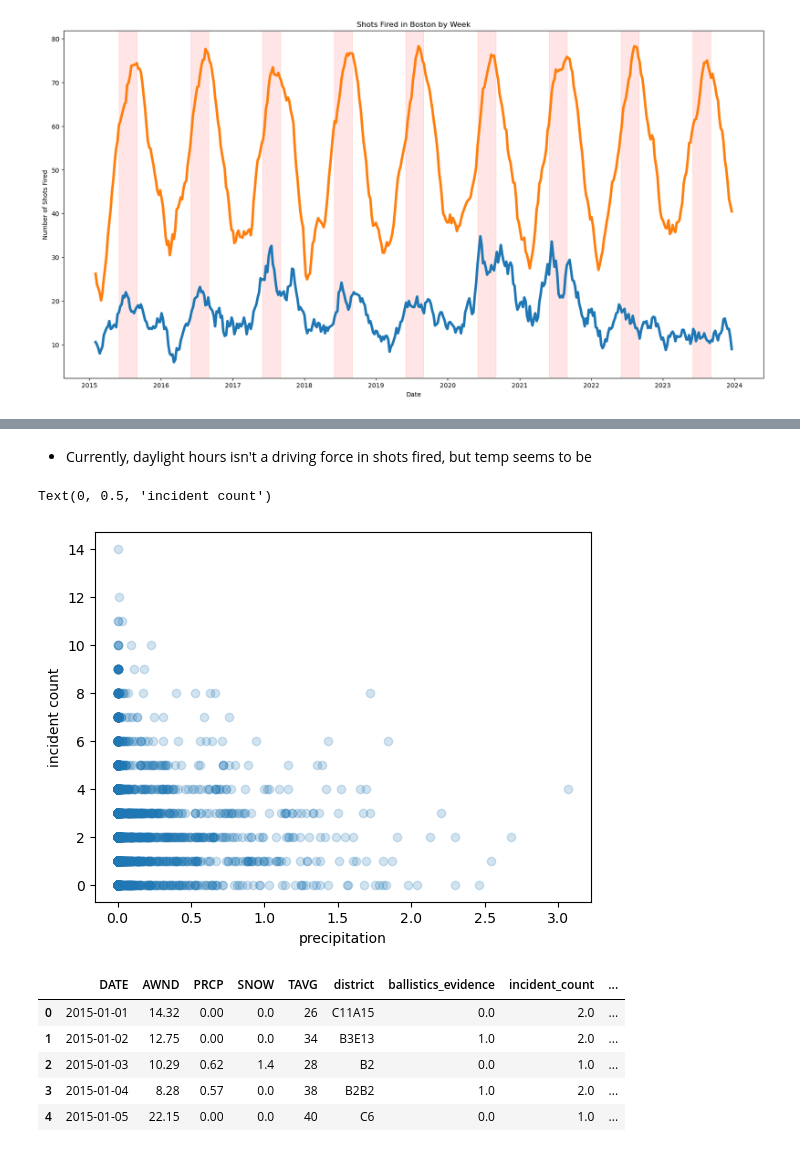
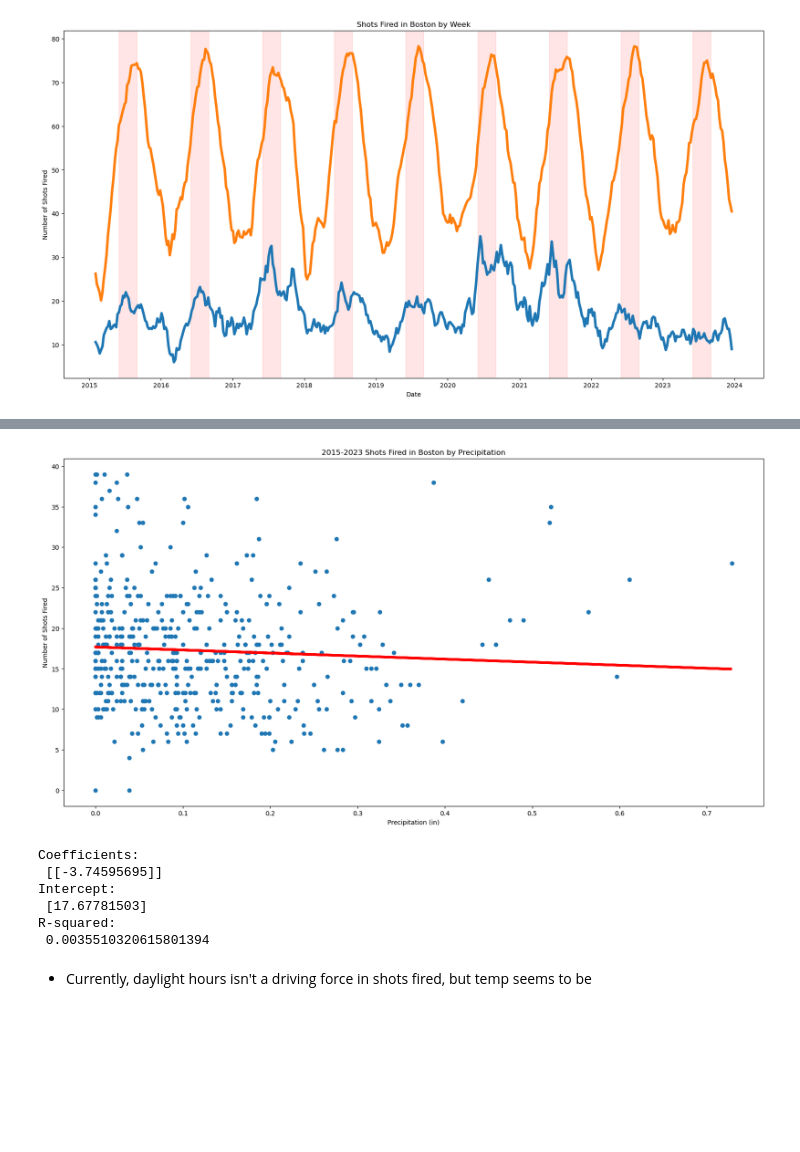
Before and after one commit to kammelCase/ShotsFiredBoston, a Jupyter notebook: New Branch/ShotsFired_DataPipeline_S.ipynb, the cells around one changed output, grey strips where cells are left out. Saved outputs shown, nothing was run; the diff lists cells and outputs as text; code cells hidden in the pictures; blank space fills up the shorter version.

```diff
--- a/New Branch/ShotsFired_DataPipeline_S.ipynb
+++ b/New Branch/ShotsFired_DataPipeline_S.ipynb
@@ -247,3 +279,35 @@ plt.show()
+# %%
+# now let's try to fit a line to this data with linear regression
+
+# we need to reshape the data for sklearn
+precip = weather_weekly['PRCP'].values.reshape(-1, 1)
+incident_count = shots_weekly['incident_count'].values.reshape(-1, 1)
+
+# creating the model
+model = LinearRegression()
+model.fit(precip, incident_count)
+
+# let's plot the data and the line of best fit
+plt.figure(figsize=(20,10))
+plt.scatter(precip, incident_count)
+plt.plot(precip, model.predict(precip), color='red', linewidth=4)
+plt.title('2015-2023 Shots Fired in Boston by Precipitation')
+plt.xlabel('Precipitation (in)')
+plt.ylabel('Number of Shots Fired')
+plt.show()
+
+# let's print the coefficients
+print('Coefficients: \n', model.coef_)
+print('Intercept: \n', model.intercept_)
+print('R-squared: \n', model.score(precip, incident_count))
+# %% [output]
+[figure, added]
+Coefficients:
+ [[-3.74595695]]
+Intercept:
+ [17.67781503]
+R-squared:
+ 0.0035510320615801394
 # %% [markdown]
 - Currently, daylight hours isn't a driving force in shots fired, but temp seems to be
 # %%
@@ -255,27 +319,3 @@ plt.show()
 # # have much of a correlation with the incident count
 # # this sort of makes sense, as you may imagine that illegal activity might occur
 # # more often at night, when there is less daylight
-# %%
-plt.scatter(shots_daily['PRCP'], shots_daily['incident_count'], alpha=0.2)
-plt.xlabel('precipitation')
-plt.ylabel('incident count')
-
-# similarly, it looks like precipitation acts like snowfall
-# %% [output]
-Text(0, 0.5, 'incident count')
-[figure, removed]
-# %%
-# lets organize the data by day of the week and plot the average incident count per day of the week
-
-# adding a day of the week column
-shots_daily['day_of_week'] = shots_daily['DATE'].dt.day_name()
-shots_daily['day_of_week'] = pd.Categorical(shots_daily['day_of_week'], categories=['Monday', 'Tuesday', 'Wednesday', 'Thursday', 'Friday', 'Saturday', 'Sunday'], ordered=True)
-
-shots_daily.head()
-# %% [output]
-|  | DATE | AWND | PRCP | SNOW | TAVG | district | ballistics_evidence | incident_count | ... |
-| 0 | 2015-01-01 | 14.32 | 0.00 | 0.0 | 26 | C11A15 | 0.0 | 2.0 | ... |
-| 1 | 2015-01-02 | 12.75 | 0.00 | 0.0 | 34 | B3E13 | 1.0 | 2.0 | ... |
-| 2 | 2015-01-03 | 10.29 | 0.62 | 1.4 | 28 | B2 | 0.0 | 1.0 | ... |
-| 3 | 2015-01-04 | 8.28 | 0.57 | 0.0 | 38 | B2B2 | 1.0 | 2.0 | ... |
-| 4 | 2015-01-05 | 22.15 | 0.00 | 0.0 | 40 | C6 | 0.0 | 1.0 | ... |
```
Also changed, not shown: parts of 6 cells of this notebook.
